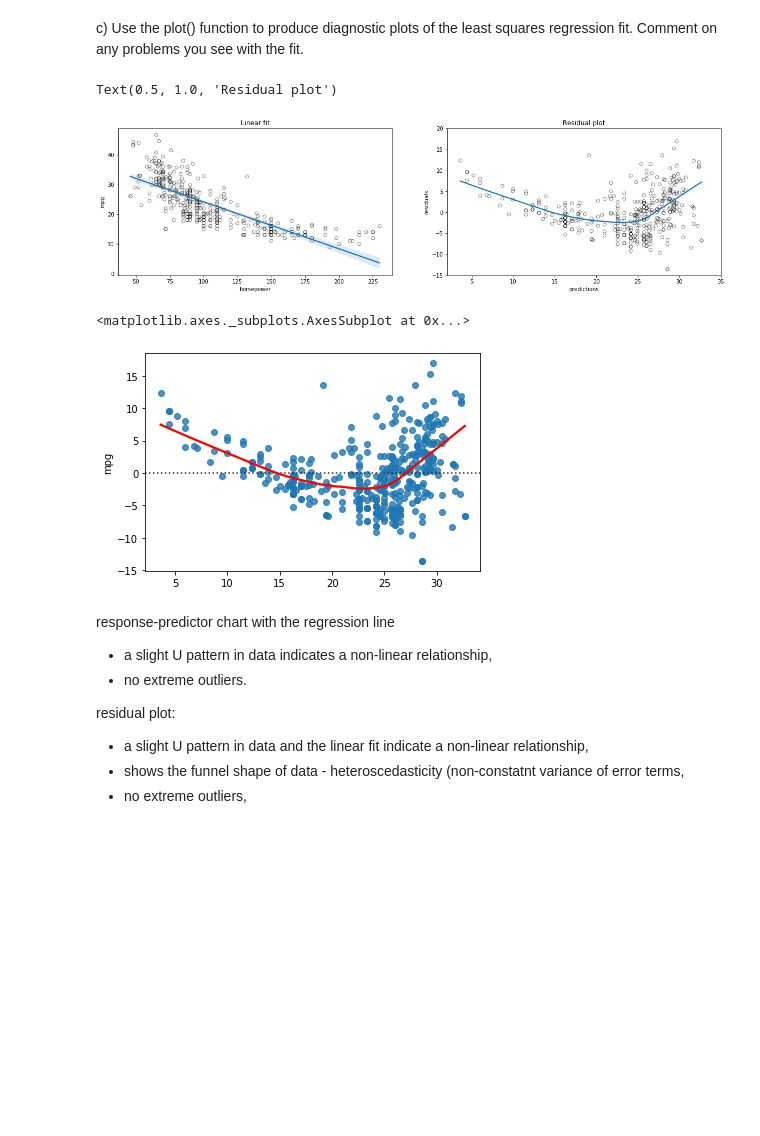
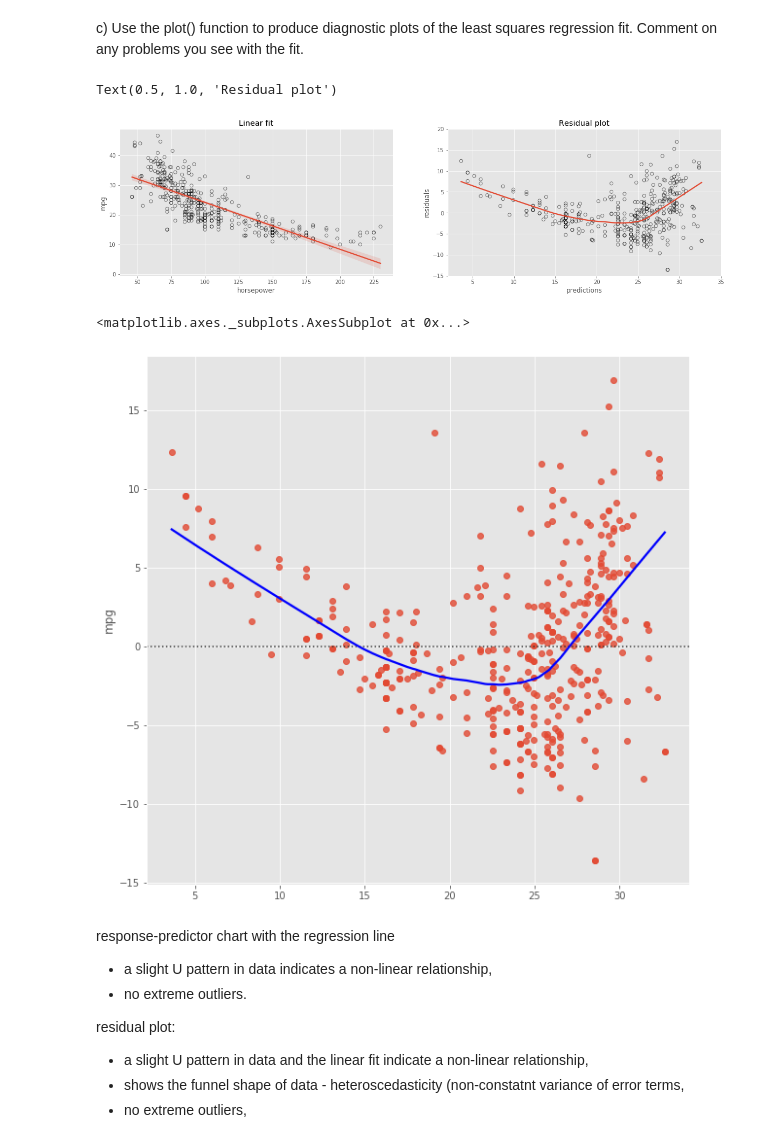
Before and after one commit to pi00trek/stats-ml, a Jupyter notebook: ISLR/3. linear regression - islr.ipynb, the cells around one changed output. Cells and saved outputs as stored; diff of their text form; code cells hidden in the pictures; blank space fills up the shorter version.

```diff
--- a/ISLR/3. linear regression - islr.ipynb
+++ b/ISLR/3. linear regression - islr.ipynb
@@ -7,6 +7,8 @@ import seaborn as sns
 from sklearn.linear_model import LinearRegression
 import statsmodels.api as sm
 
+plt.style.use('ggplot')
+
 %matplotlib inline
 # %% [markdown]
 ## Loading and cleaning data
@@ -277,13 +279,13 @@ ax2.set_ylabel('residuals')
 ax2.set_title('Residual plot')
 # %% [output]
 Text(0.5, 1.0, 'Residual plot')
-[figure, old version]
+[figure, new version]
 # %%
 # seaborn built-in for residual plots
-sns.residplot(predictions, 'mpg', data=df, lowess=True, line_kws={'color': 'red'})
+sns.residplot(predictions, 'mpg', data=df, lowess=True, line_kws={'color': 'blue'})
 # %% [output]
 <matplotlib.axes._subplots.AxesSubplot at 0x...>
-[figure, old version]
+[figure, new version]
 # %% [markdown]
 response-predictor chart with the regression line
 - a slight U pattern in data indicates a non-linear relationship,
```
Also changed, not shown: parts of 82 cells of this notebook.
